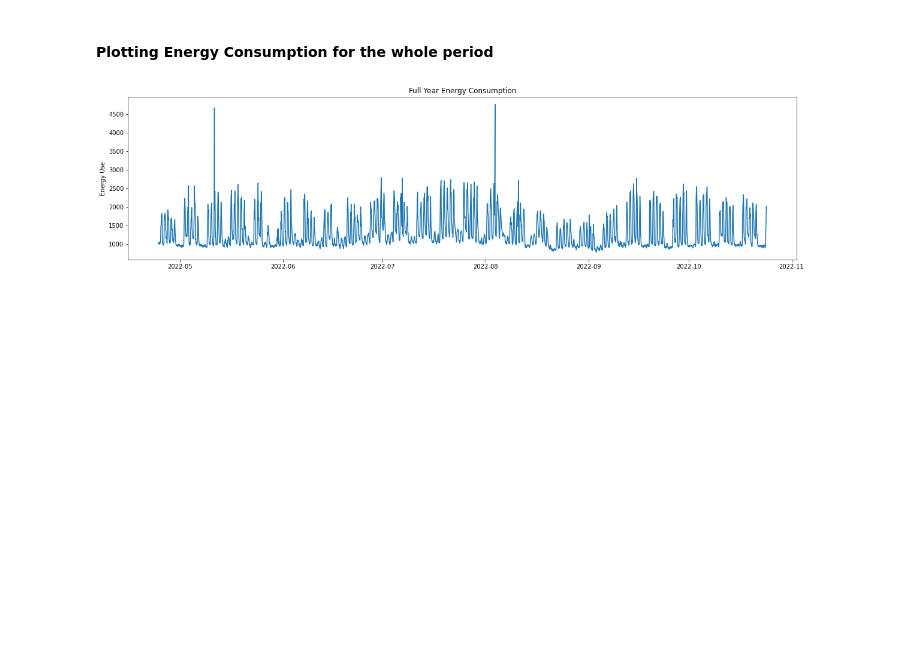
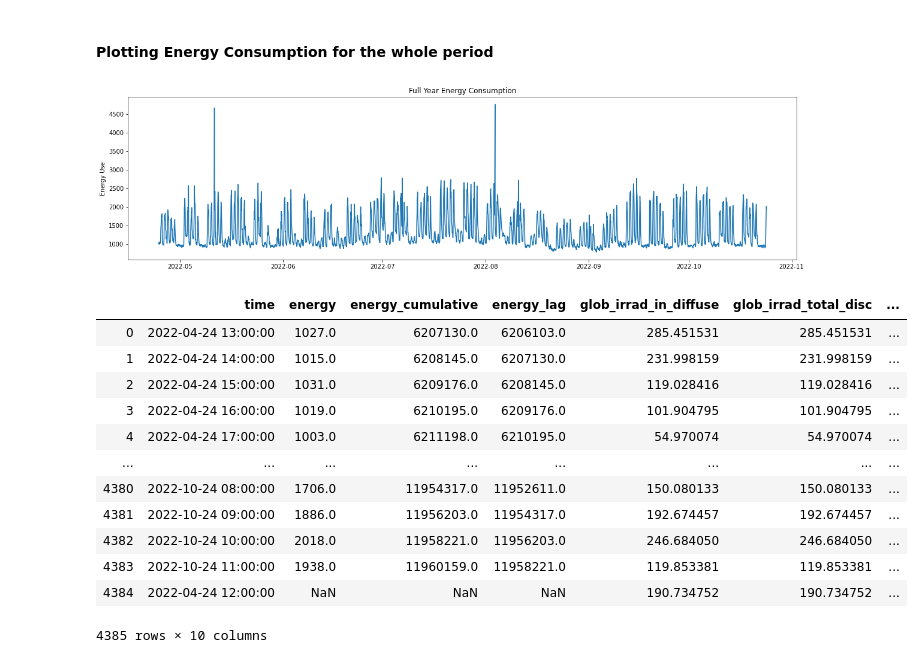
Before and after one commit to tug-cps/InffeldEnergy, a Jupyter notebook: notebooks/analysis.ipynb, the cells around one changed output. Cells and saved outputs as stored; diff of their text form; code cells hidden in the pictures; blank space fills up the shorter version.

```diff
--- a/notebooks/analysis.ipynb
+++ b/notebooks/analysis.ipynb
@@ -52,3 +56,19 @@ plt.ylabel("Energy Use")
 plt.savefig('../plots/full_year_energy.png')
 # %% [output]
 [figure]
+# %%
+data
+# %% [output]
+|  | time | energy | energy_cumulative | energy_lag | glob_irrad_in_diffuse | glob_irrad_total_disc | ... |
+| 0 | 2022-04-24 13:00:00 | 1027.0 | 6207130.0 | 6206103.0 | 285.451531 | 285.451531 | ... |
+| 1 | 2022-04-24 14:00:00 | 1015.0 | 6208145.0 | 6207130.0 | 231.998159 | 231.998159 | ... |
+| 2 | 2022-04-24 15:00:00 | 1031.0 | 6209176.0 | 6208145.0 | 119.028416 | 119.028416 | ... |
+| 3 | 2022-04-24 16:00:00 | 1019.0 | 6210195.0 | 6209176.0 | 101.904795 | 101.904795 | ... |
+| 4 | 2022-04-24 17:00:00 | 1003.0 | 6211198.0 | 6210195.0 | 54.970074 | 54.970074 | ... |
+| ... | ... | ... | ... | ... | ... | ... | ... |
+| 4380 | 2022-10-24 08:00:00 | 1706.0 | 11954317.0 | 11952611.0 | 150.080133 | 150.080133 | ... |
+| 4381 | 2022-10-24 09:00:00 | 1886.0 | 11956203.0 | 11954317.0 | 192.674457 | 192.674457 | ... |
+| 4382 | 2022-10-24 10:00:00 | 2018.0 | 11958221.0 | 11956203.0 | 246.684050 | 246.684050 | ... |
+| 4383 | 2022-10-24 11:00:00 | 1938.0 | 11960159.0 | 11958221.0 | 119.853381 | 119.853381 | ... |
+| 4384 | 2022-04-24 12:00:00 | NaN | NaN | NaN | 190.734752 | 190.734752 | ... |
+4385 rows × 10 columns
```
Also changed, not shown: parts of 3 cells of this notebook, 2 other files.
